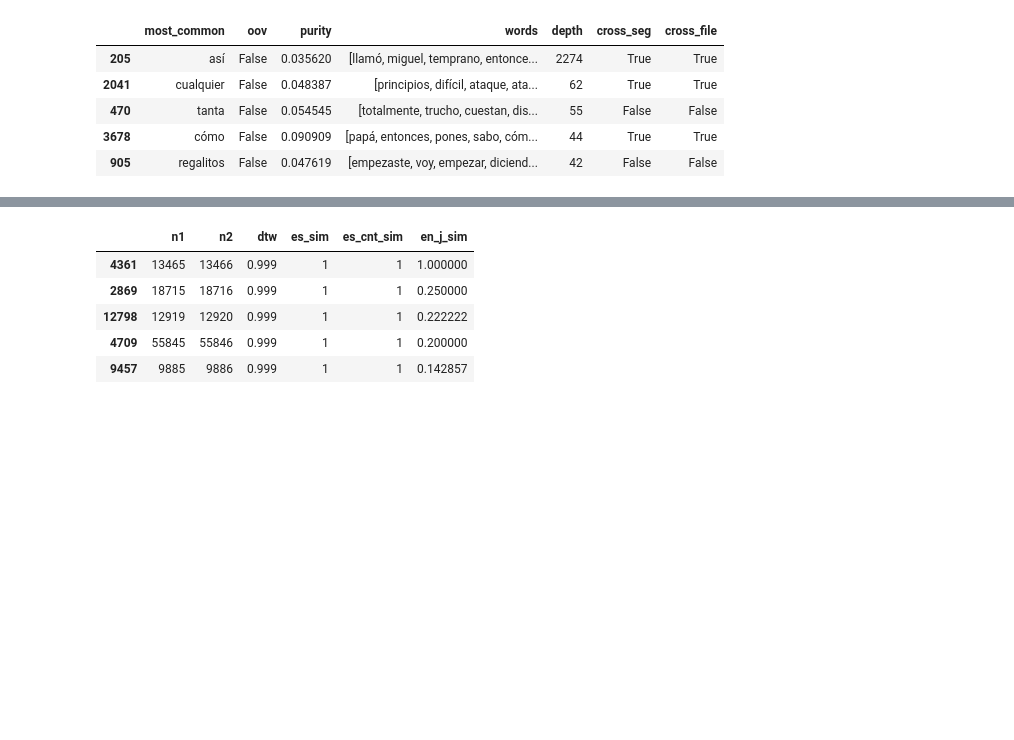
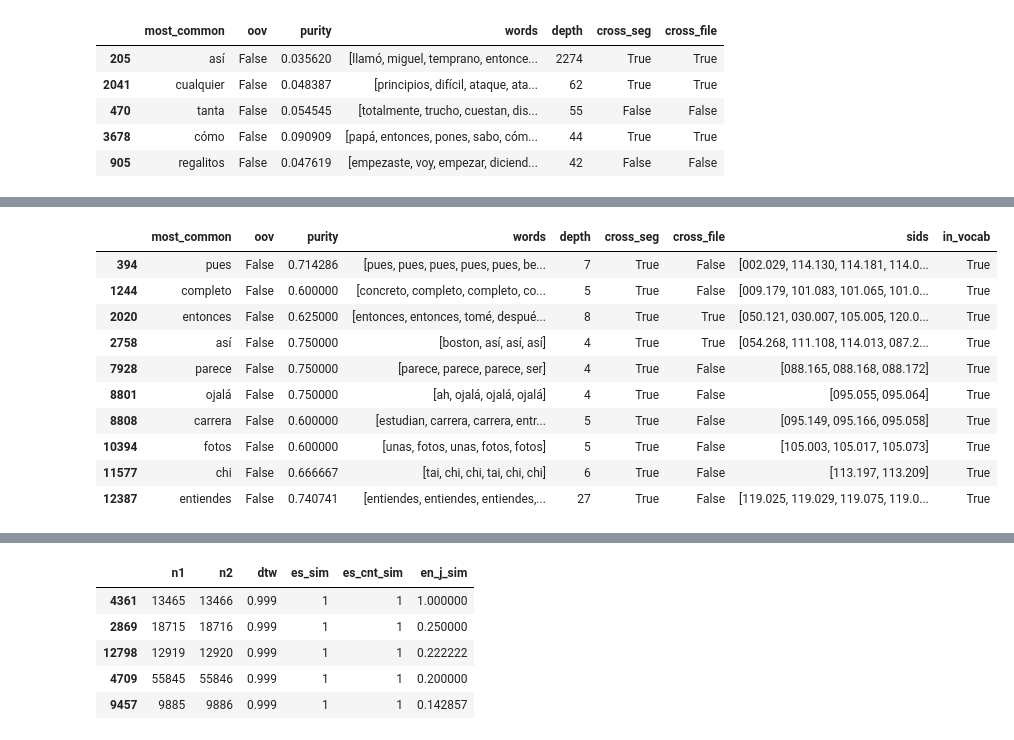
Before and after one commit to 0xSameer/speech_patterns, a Jupyter notebook: visualize_utd.ipynb, the cells around one changed output, grey strips where cells are left out. Cells and saved outputs as stored; diff of their text form; code cells hidden in the pictures; blank space fills up the shorter version.

```diff
--- a/visualize_utd.ipynb
+++ b/visualize_utd.ipynb
@@ -558,0 +790,16 @@ clusters_df.ix[342].sids
+# %%
+clusters_df[view_cols+['sids', 'in_vocab']][(clusters_df.depth >=4) & (clusters_df.purity >= .6) \
+                               & (clusters_df.purity <= 0.9) & (clusters_df.is_train == True) & \
+                                           (clusters_df.in_vocab == True)]
+# %% [output]
+|  | most_common | oov | purity | words | depth | cross_seg | cross_file | sids | in_vocab |
+| 394 | pues | False | 0.714286 | [pues, pues, pues, pues, pues, be... | 7 | True | False | [002.029, 114.130, 114.181, 114.0... | True |
+| 1244 | completo | False | 0.600000 | [concreto, completo, completo, co... | 5 | True | False | [009.179, 101.083, 101.065, 101.0... | True |
+| 2020 | entonces | False | 0.625000 | [entonces, entonces, tomé, despué... | 8 | True | True | [050.121, 030.007, 105.005, 120.0... | True |
+| 2758 | así | False | 0.750000 | [boston, así, así, así] | 4 | True | True | [054.268, 111.108, 114.013, 087.2... | True |
+| 7928 | parece | False | 0.750000 | [parece, parece, parece, ser] | 4 | True | False | [088.165, 088.168, 088.172] | True |
+| 8801 | ojalá | False | 0.750000 | [ah, ojalá, ojalá, ojalá] | 4 | True | False | [095.055, 095.064] | True |
+| 8808 | carrera | False | 0.600000 | [estudian, carrera, carrera, entr... | 5 | True | False | [095.149, 095.166, 095.058] | True |
+| 10394 | fotos | False | 0.600000 | [unas, fotos, unas, fotos, fotos] | 5 | True | False | [105.003, 105.017, 105.073] | True |
+| 11577 | chi | False | 0.666667 | [tai, chi, chi, tai, chi, chi] | 6 | True | False | [113.197, 113.209] | True |
+| 12387 | entiendes | False | 0.740741 | [entiendes, entiendes, entiendes,... | 27 | True | False | [119.025, 119.029, 119.075, 119.0... | True |
```
Also changed, not shown: parts of 46 cells of this notebook, 4 other files.
